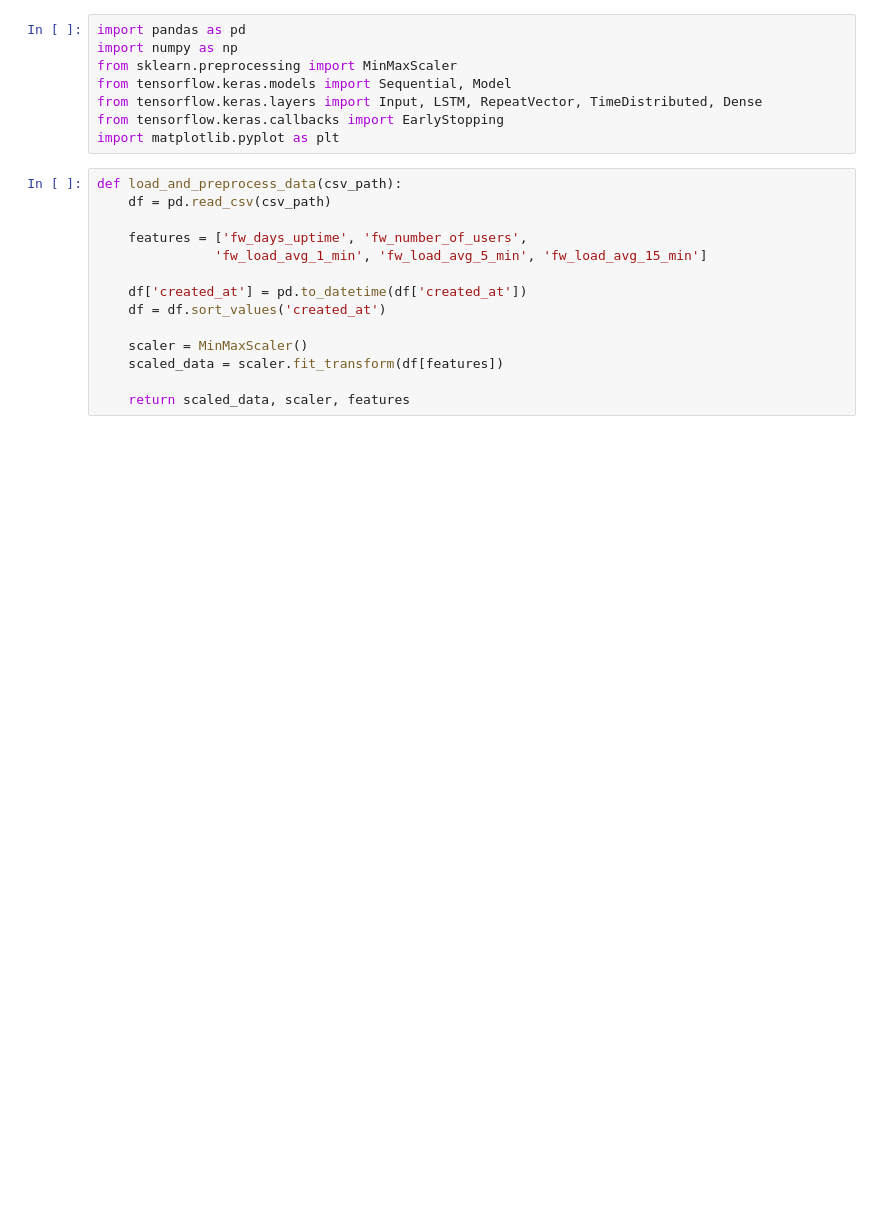
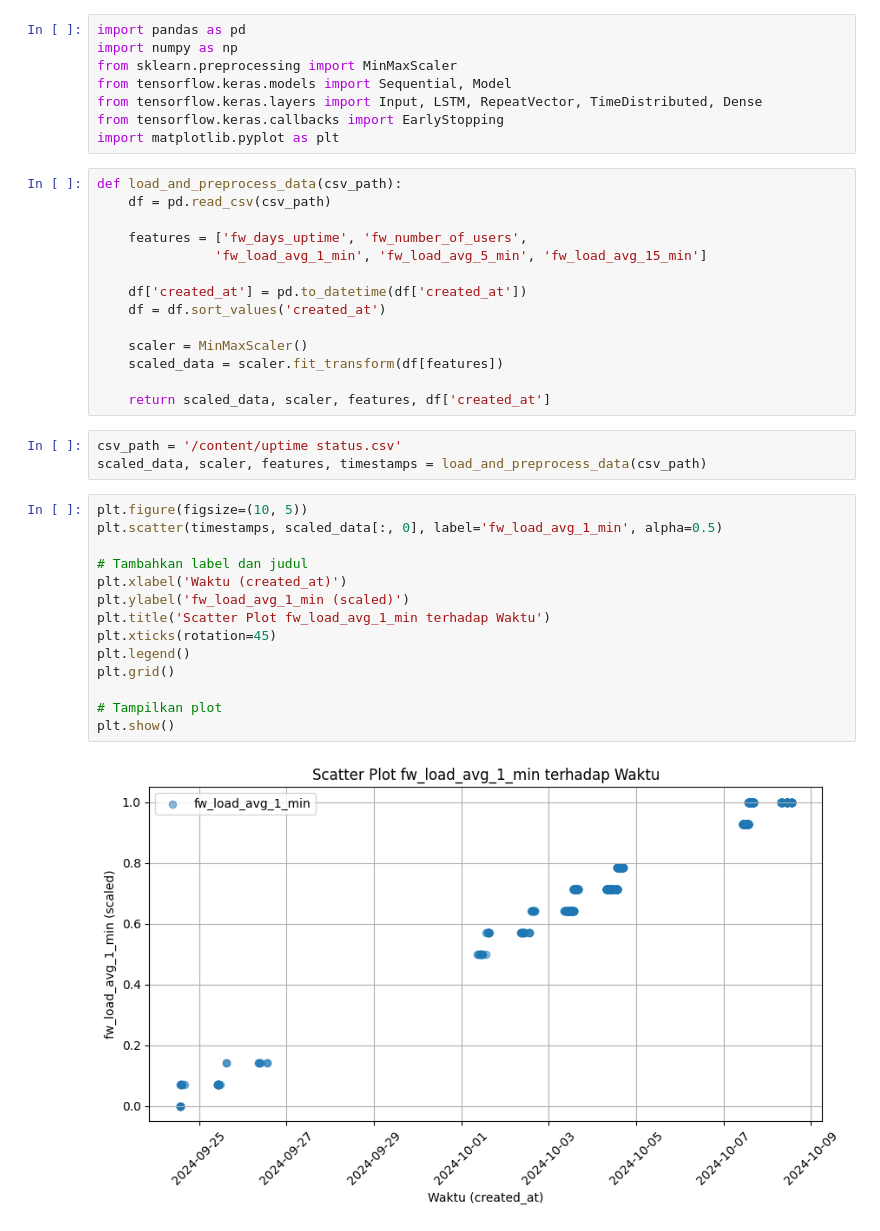
Before and after one commit to Aikhusy/Applied_LSTM_Autoencoder_Anomaly_Detections_For_Firewall_log, a Jupyter notebook: 22_01_2025_Deep_learning_LSTM_Autoencoder_Uptime_Status_Linux_Machine.ipynb, the cells around one changed output. Saved outputs shown, nothing was run; the diff lists cells and outputs as text; blank space fills up the shorter version.

Commit message:
feat : Scatter plot

```diff
--- a/22_01_2025_Deep_learning_LSTM_Autoencoder_Uptime_Status_Linux_Machine.ipynb
+++ b/22_01_2025_Deep_learning_LSTM_Autoencoder_Uptime_Status_Linux_Machine.ipynb
@@ -21,4 +21,23 @@ def load_and_preprocess_data(csv_path):
     scaler = MinMaxScaler()
     scaled_data = scaler.fit_transform(df[features])
 
-    return scaled_data, scaler, features
+    return scaled_data, scaler, features, df['created_at']
+# %%
+csv_path = '/content/uptime status.csv'
+scaled_data, scaler, features, timestamps = load_and_preprocess_data(csv_path)
+# %%
+plt.figure(figsize=(10, 5))
+plt.scatter(timestamps, scaled_data[:, 0], label='fw_load_avg_1_min', alpha=0.5)
+
+# Tambahkan label dan judul
+plt.xlabel('Waktu (created_at)')
+plt.ylabel('fw_load_avg_1_min (scaled)')
+plt.title('Scatter Plot fw_load_avg_1_min terhadap Waktu')
+plt.xticks(rotation=45)
+plt.legend()
+plt.grid()
+
+# Tampilkan plot
+plt.show()
+# %% [output]
+[figure, added]
```
